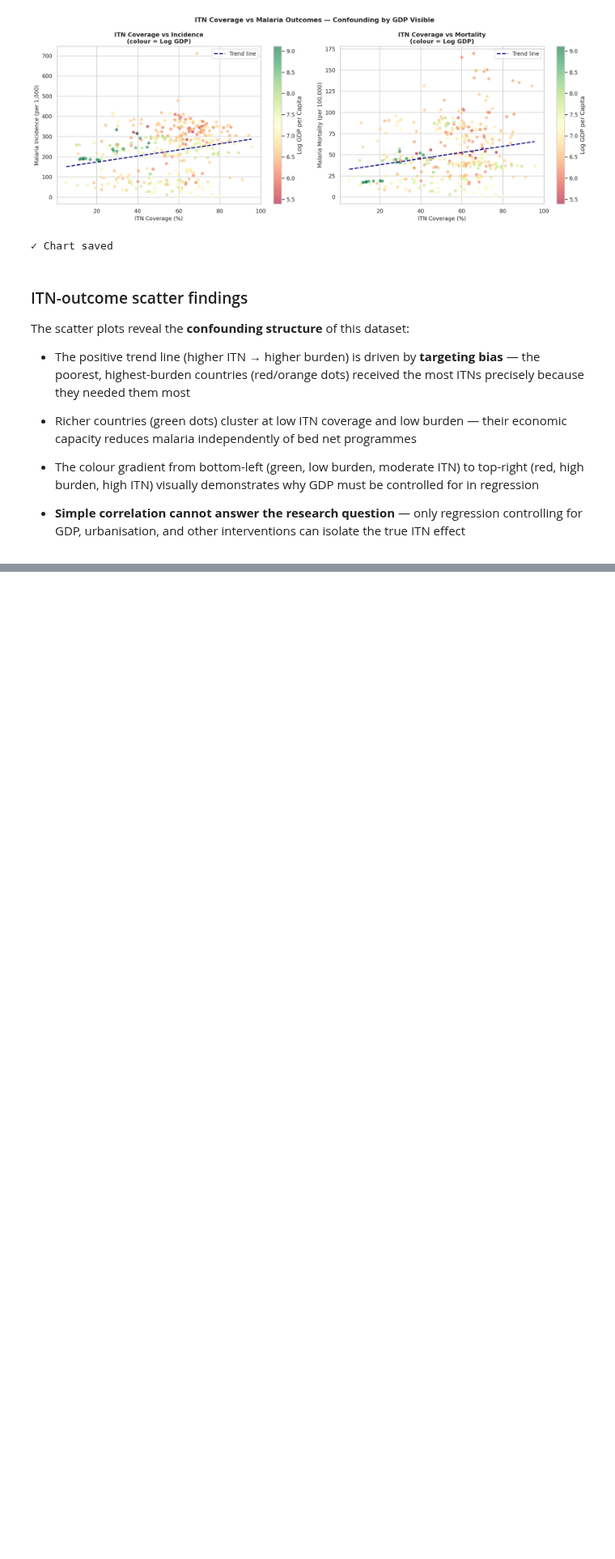
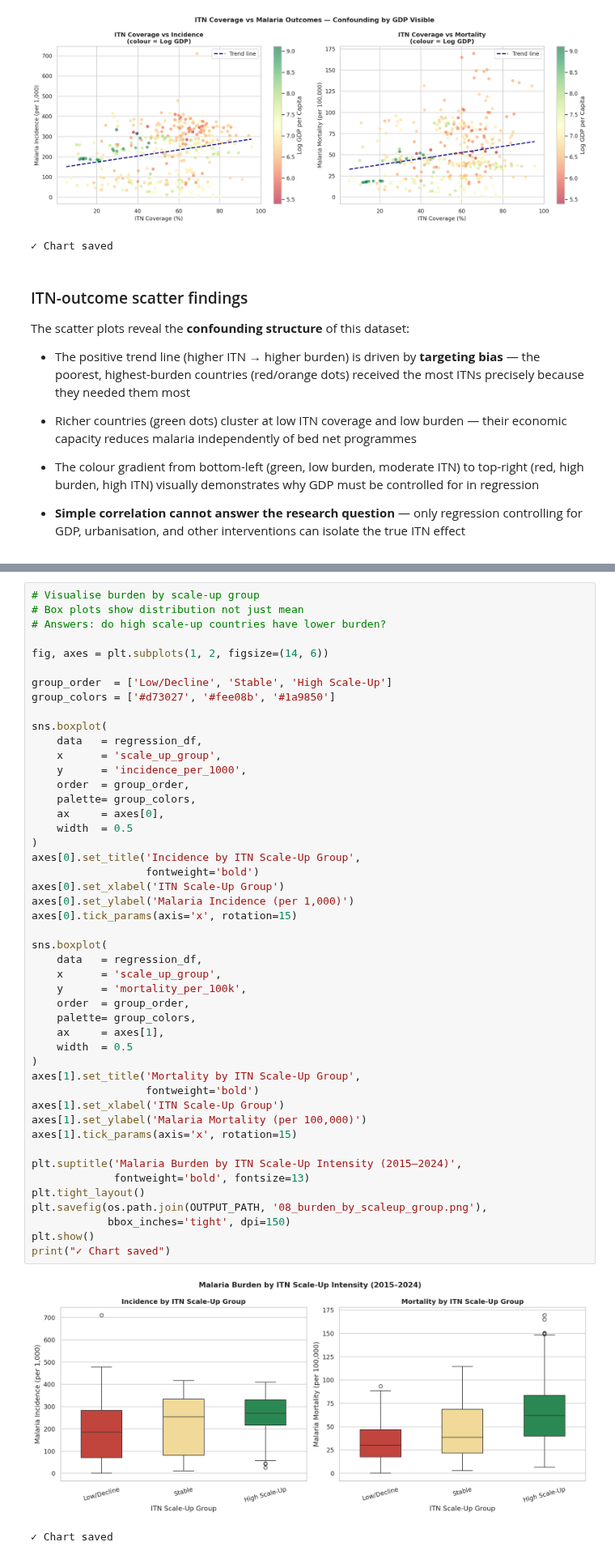
Before and after one commit to Stephen-Udoh/malaria-analysis, a Jupyter notebook: notebooks/02_exploratory_analysis.ipynb, the cells around one changed output, grey strips where cells are left out. Shown at 81% size. Drawn from its saved outputs; the diff is of its cells as text; blank space fills up the shorter version.

Commit message:
Complete Notebook 02 - full EDA, regional analysis, ITN scale-up classification

```diff
--- a/notebooks/02_exploratory_analysis.ipynb
+++ b/notebooks/02_exploratory_analysis.ipynb
@@ -797,0 +891,50 @@ The scatter plots reveal the **confounding structure** of this dataset:
+# %%
+# Visualise burden by scale-up group
+# Box plots show distribution not just mean
+# Answers: do high scale-up countries have lower burden?
+
+fig, axes = plt.subplots(1, 2, figsize=(14, 6))
+
+group_order  = ['Low/Decline', 'Stable', 'High Scale-Up']
+group_colors = ['#d73027', '#fee08b', '#1a9850']
+
+sns.boxplot(
+    data   = regression_df,
+    x      = 'scale_up_group',
+    y      = 'incidence_per_1000',
+    order  = group_order,
+    palette= group_colors,
+    ax     = axes[0],
+    width  = 0.5
+)
+axes[0].set_title('Incidence by ITN Scale-Up Group',
+                  fontweight='bold')
+axes[0].set_xlabel('ITN Scale-Up Group')
+axes[0].set_ylabel('Malaria Incidence (per 1,000)')
+axes[0].tick_params(axis='x', rotation=15)
+
+sns.boxplot(
+    data   = regression_df,
+    x      = 'scale_up_group',
+    y      = 'mortality_per_100k',
+    order  = group_order,
+    palette= group_colors,
+    ax     = axes[1],
+    width  = 0.5
+)
+axes[1].set_title('Mortality by ITN Scale-Up Group',
+                  fontweight='bold')
+axes[1].set_xlabel('ITN Scale-Up Group')
+axes[1].set_ylabel('Malaria Mortality (per 100,000)')
+axes[1].tick_params(axis='x', rotation=15)
+
+plt.suptitle('Malaria Burden by ITN Scale-Up Intensity (2015–2024)',
+             fontweight='bold', fontsize=13)
+plt.tight_layout()
+plt.savefig(os.path.join(OUTPUT_PATH, '08_burden_by_scaleup_group.png'),
+            bbox_inches='tight', dpi=150)
+plt.show()
+print("✓ Chart saved")
+# %% [output]
+[figure, added]
+✓ Chart saved
```
Also changed, not shown: parts of 6 cells of this notebook, 1 other file.
